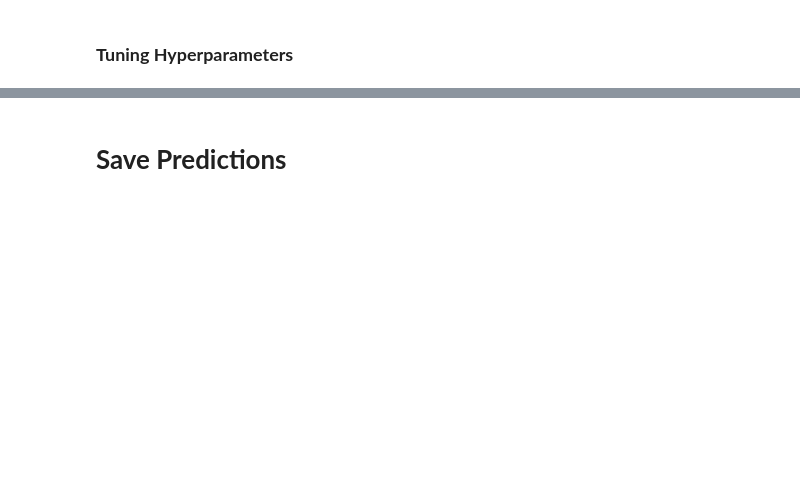
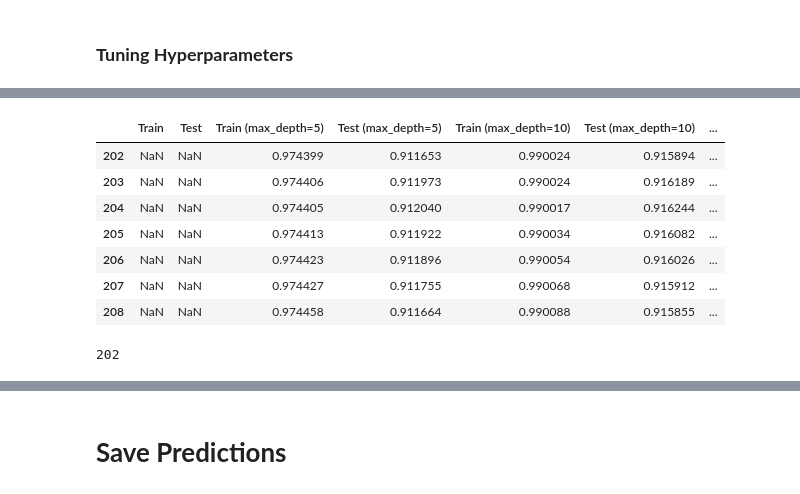
Before and after one commit to JoeBwonKenobi/Floral_Sales_Project, a Jupyter notebook: Predictive Modeling.ipynb, the cells around one changed output, grey strips where cells are left out. Drawn from its saved outputs; the diff is of its cells as text; code cells hidden in the pictures; blank space fills up the shorter version.

```diff
--- a/Predictive Modeling.ipynb
+++ b/Predictive Modeling.ipynb
@@ -404,0 +431,35 @@ Root Mean Squared Error (Test): 42.26718652193391
+# %%
+#create a range of max_depth values
+n_estimators = [202, 203, 204, 205, 206, 207, 208]
+
+max_depths = [5, 10, 15]
+
+#create a dataframe to store train and test scores.
+scores = pd.DataFrame(columns=['Train', 'Test'], index=n_estimators)
+
+# Loop over the values in n_estimators
+for n in n_estimators:
+    for max_depth in max_depths:
+        # Fit a new model with max_depth
+        rf = RandomForestRegressor(random_state=42, n_estimators=n, max_depth=max_depth)
+
+        # Put the model into a pipeline
+        rf_pipe = make_pipeline(preprocessor, rf)
+
+        # Fit the model
+        rf_pipe.fit(X_train, y_train)
+
+        # Create prediction arrays
+        train_pred = rf_pipe.predict(X_train)
+        test_pred = rf_pipe.predict(X_test)
+
+        # Evaluate the model using R2 Score
+        train_r2score = r2_score(y_train, train_pred)
+        test_r2score = r2_score(y_test, test_pred)
+
+        # Store the scores in the scores dataframe
+        scores.loc[n, f'Train (max_depth={max_depth})'] = train_r2score
+        scores.loc[n, f'Test (max_depth={max_depth})'] = test_r2score
+
+# Print the scores dataframe
+print(scores)
@@ -404,0 +484,17 @@ Root Mean Squared Error (Test): 42.26718652193391
+# %%
+#Train and test scores
+scores
+# %% [output]
+|  | Train | Test | Train (max_depth=5) | Test (max_depth=5) | Train (max_depth=10) | Test (max_depth=10) | ... |
+| 202 | NaN | NaN | 0.974399 | 0.911653 | 0.990024 | 0.915894 | ... |
+| 203 | NaN | NaN | 0.974406 | 0.911973 | 0.990024 | 0.916189 | ... |
+| 204 | NaN | NaN | 0.974405 | 0.912040 | 0.990017 | 0.916244 | ... |
+| 205 | NaN | NaN | 0.974413 | 0.911922 | 0.990034 | 0.916082 | ... |
+| 206 | NaN | NaN | 0.974423 | 0.911896 | 0.990054 | 0.916026 | ... |
+| 207 | NaN | NaN | 0.974427 | 0.911755 | 0.990068 | 0.915912 | ... |
+| 208 | NaN | NaN | 0.974458 | 0.911664 | 0.990088 | 0.915855 | ... |
+# %%
+best_estimators = scores.sort_values(by='Test', ascending=False).index[0]
+best_estimators
+# %% [output]
+202
```
Also changed, not shown: parts of 27 cells of this notebook, 1 other file.
